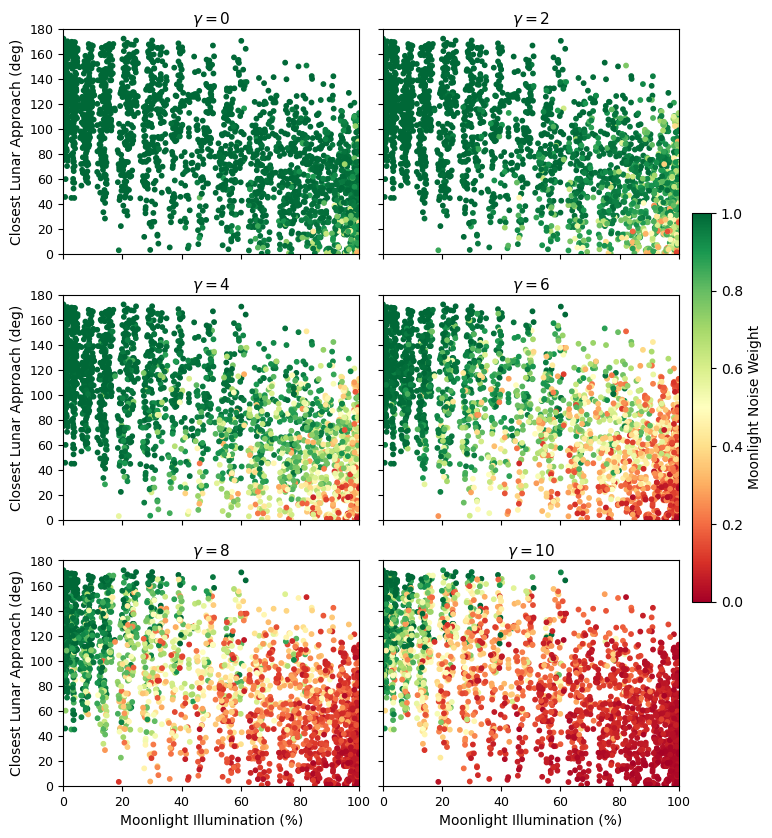
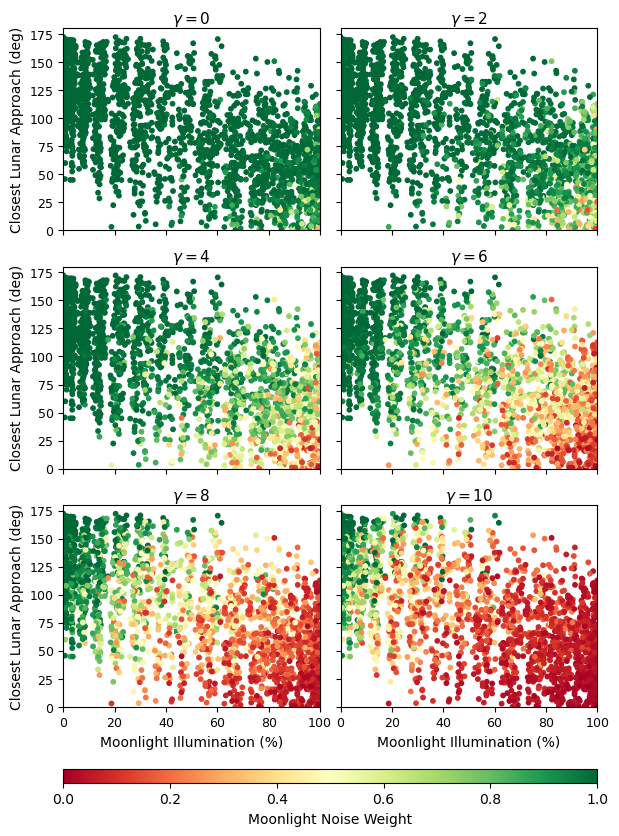
Code edit (unified diff) that turned the first committed figure into the second:
--- before
+++ after
@@ -12,5 +12,5 @@
     3,
     2,
-    figsize=(8.2, 8.8),
+    figsize=(6, 10),
     sharex=True,
     sharey=True,
@@ -56,6 +56,6 @@
 fig.subplots_adjust(
     left=0.09,
-    right=0.88,
-    bottom=0.08,
+    right=0.98,
+    bottom=0.16,
     top=0.94,
     wspace=0.08,
@@ -63,11 +63,14 @@
 )
 
+# Horizontal colorbar at bottom
 cbar = fig.colorbar(
     sc,
     ax=axes,
-    fraction=0.03,
-    pad=0.02,
-    shrink=0.95,
+    orientation="horizontal",
+    fraction=0.05,
+    pad=0.08,
+    aspect=40,
 )
+
 cbar.set_label("Moonlight Noise Weight")
 

Commit: Doc figure clarity improvements